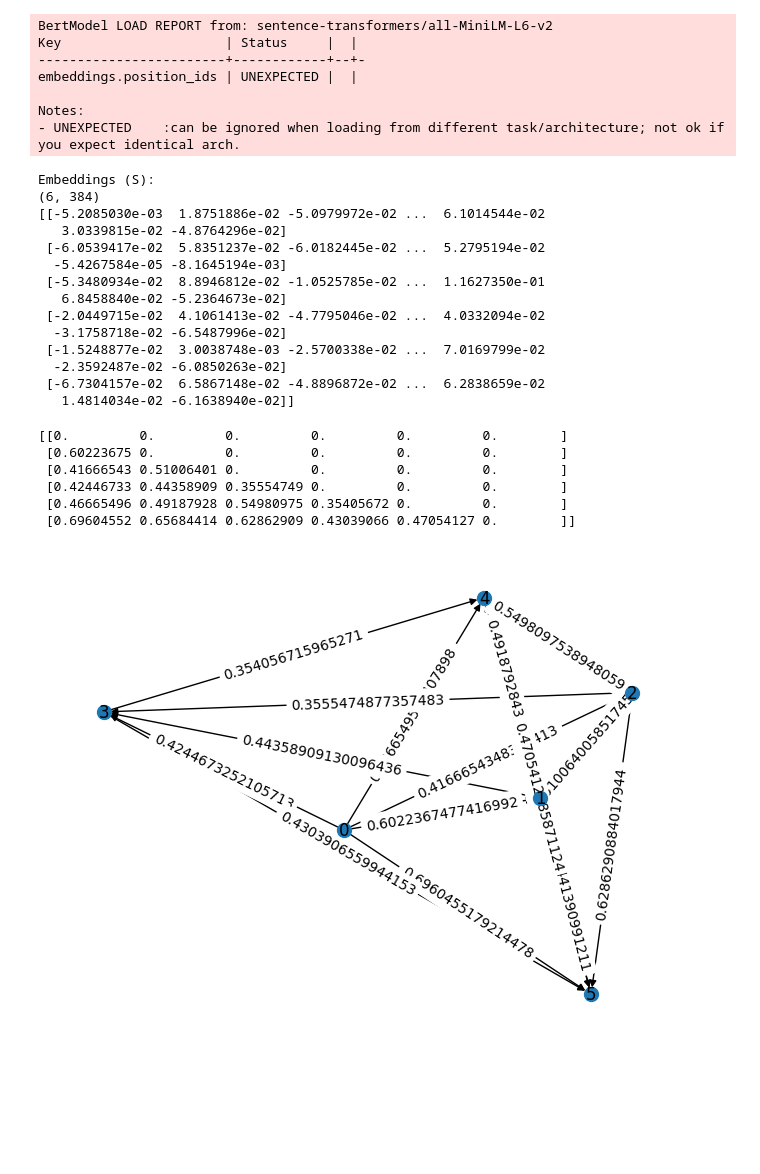
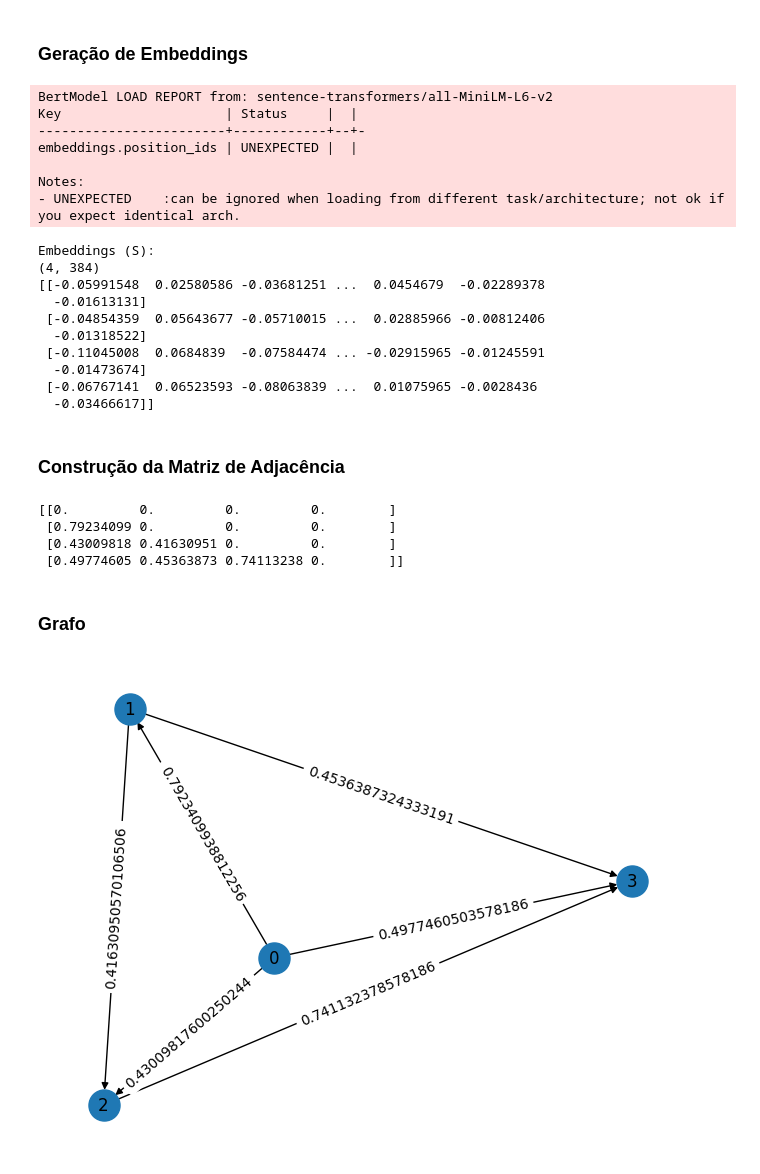
Before and after one commit to soishizaki/Pesquisa_PIBIC, a Jupyter notebook: exp05_attention/attention01.ipynb, the cells around one changed output. Drawn from its saved outputs; the diff is of its cells as text; code cells hidden in the pictures; blank space fills up the shorter version.

```diff
--- a/exp05_attention/attention01.ipynb
+++ b/exp05_attention/attention01.ipynb
@@ -1,24 +5,22 @@
+# %% [markdown]
+### Geração de Embeddings
 # %%
 import numpy as np
 from sentence_transformers import SentenceTransformer
 
-# 1. Frases
 sentences = [
-    "O gato dormiu no sofá.",
-    "O gato estava muito cansado.",
-    "Por isso não quis brincar."
-    "Vamos comer?",
-    "Aonde você que ir?",
-    "Quero comer sushi, vamos no restaurante japônes.",
-    "O gato vai dormir por horas"
+    "Você já comeu macarrão?",
+    "Amo comer macarrão",
+    "A bolsa de valores caiu",
+    "Sim, eu vi que a bolsa de valores caiu, fiquei preocupado"
 ]
 
-# 2. Embeddings
+
 model = SentenceTransformer('all-MiniLM-L6-v2')
 S = model.encode(sentences)
 
 print("\nEmbeddings (S):")
-print(S.shape)  # (3, d)
+print(S.shape)
 print(S)
 # %% [output]
 BertModel LOAD REPORT from: sentence-transformers/all-MiniLM-L6-v2
@@ -29,19 +31,17 @@ embeddings.position_ids | UNEXPECTED |  |
 Notes:
 - UNEXPECTED    :can be ignored when loading from different task/architecture; not ok if you expect identical arch.
 Embeddings (S):
-(6, 384)
-[[-5.2085030e-03  1.8751886e-02 -5.0979972e-02 ...  6.1014544e-02
-   3.0339815e-02 -4.8764296e-02]
- [-6.0539417e-02  5.8351237e-02 -6.0182445e-02 ...  5.2795194e-02
-  -5.4267584e-05 -8.1645194e-03]
- [-5.3480934e-02  8.8946812e-02 -1.0525785e-02 ...  1.1627350e-01
-   6.8458840e-02 -5.2364673e-02]
- [-2.0449715e-02  4.1061413e-02 -4.7795046e-02 ...  4.0332094e-02
-  -3.1758718e-02 -6.5487996e-02]
- [-1.5248877e-02  3.0038748e-03 -2.5700338e-02 ...  7.0169799e-02
-  -2.3592487e-02 -6.0850263e-02]
- [-6.7304157e-02  6.5867148e-02 -4.8896872e-02 ...  6.2838659e-02
-   1.4814034e-02 -6.1638940e-02]]
+(4, 384)
+[[-0.05991548  0.02580586 -0.03681251 ...  0.0454679  -0.02289378
+  -0.01613131]
+ [-0.04854359  0.05643677 -0.05710015 ...  0.02885966 -0.00812406
+  -0.01318522]
+ [-0.11045008  0.0684839  -0.07584474 ... -0.02915965 -0.01245591
+  -0.01473674]
+ [-0.06767141  0.06523593 -0.08063839 ...  0.01075965 -0.0028436
+  -0.03466617]]
+# %% [markdown]
+### Construção da Matriz de Adjacência
 # %%
 scores = S @ S.T
 
@@ -55,33 +55,33 @@ for i in range(n):
 
 print(A)
 # %% [output]
-[[0.         0.         0.         0.         0.         0.        ]
- [0.60223675 0.         0.         0.         0.         0.        ]
- [0.41666543 0.51006401 0.         0.         0.         0.        ]
- [0.42446733 0.44358909 0.35554749 0.         0.         0.        ]
- [0.46665496 0.49187928 0.54980975 0.35405672 0.         0.        ]
- [0.69604552 0.65684414 0.62862909 0.43039066 0.47054127 0.        ]]
+[[0.         0.         0.         0.        ]
+ [0.79234099 0.         0.         0.        ]
+ [0.43009818 0.41630951 0.         0.        ]
+ [0.49774605 0.45363873 0.74113238 0.        ]]
+# %% [markdown]
+### Grafo
 # %%
 import networkx as nx
 import matplotlib.pyplot as plt
 
 G = nx.DiGraph()
 
 for i, s in enumerate(sentences):
     G.add_node(i, label=s)
 
-for i in range(n):
-    for j in range(n):
+for i in range(4):
+    for j in range(4):
         weight = A[i, j]
         if weight > 0.2:
             G.add_edge(j, i, weight=weight)
 
 pos = nx.spring_layout(G)
 
-nx.draw(G, pos, with_labels=True, node_size=100)
+nx.draw(G, pos, with_labels=True, node_size=500)
 labels = nx.get_edge_attributes(G, 'weight')
 nx.draw_networkx_edge_labels(G, pos, edge_labels=labels)
 
 plt.show()
 # %% [output]
-[figure, old version]
+[figure, new version]
```
Also changed, not shown: parts of 2 cells of this notebook, 1 other file.
